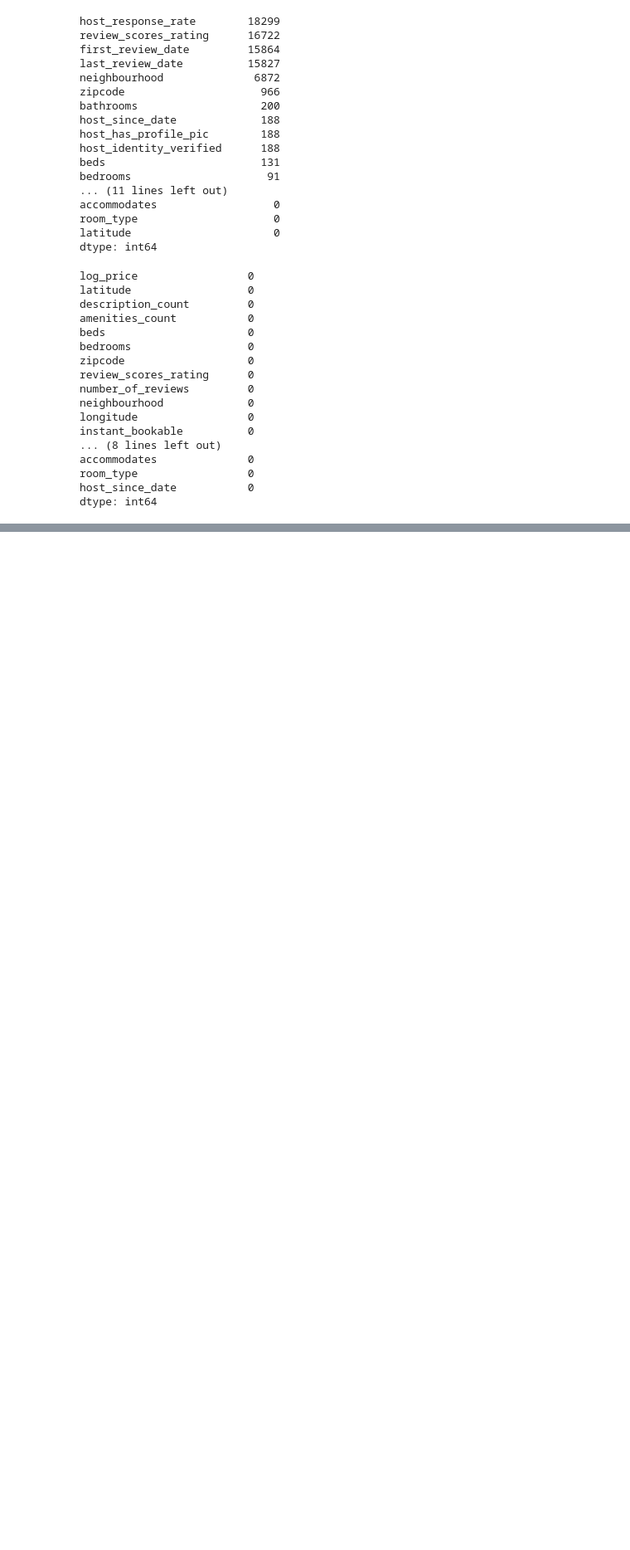
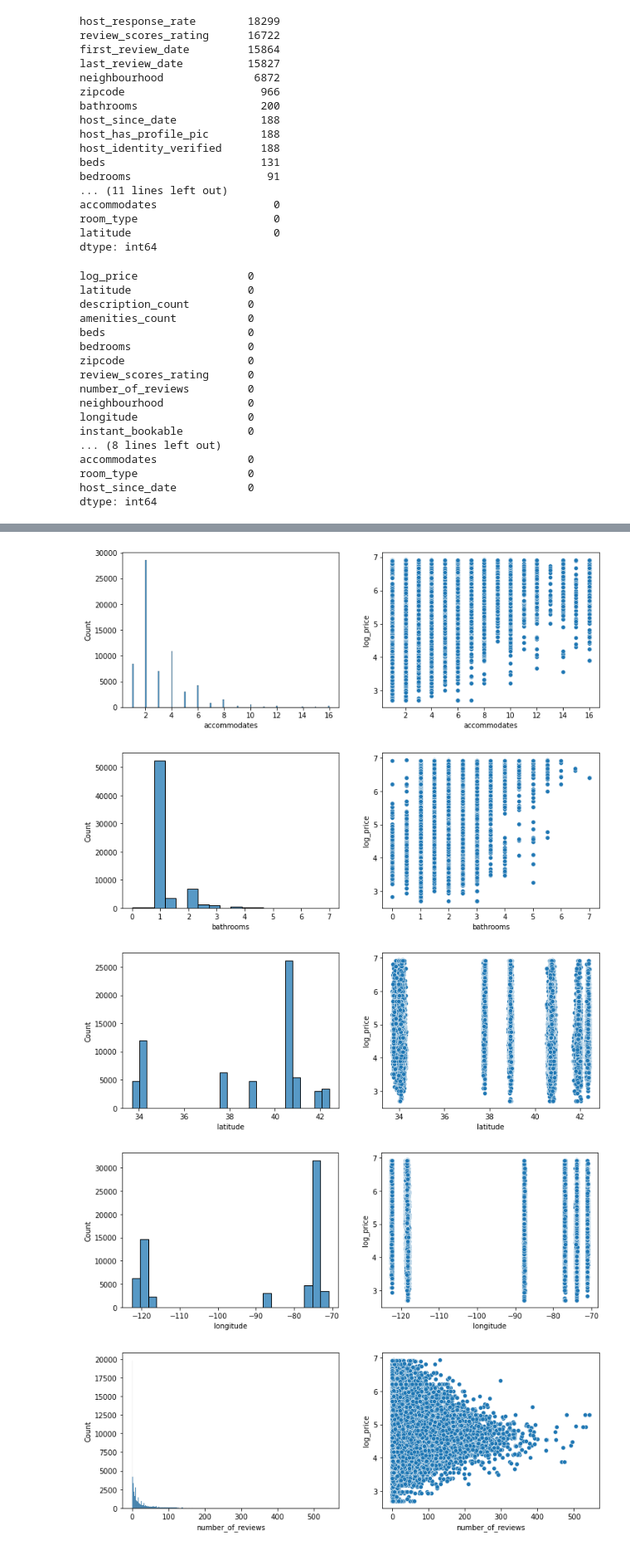
Before and after one commit to phantommarheaven7621/AirBnB-price-prediction, a Jupyter notebook: AirBnb_Price _Prediction.ipynb, the cells around one changed output, grey strips where cells are left out. Shown at 83% size. Drawn from its saved outputs; the diff is of its cells as text; code cells hidden in the pictures; blank space fills up the shorter version.

```diff
--- a/AirBnb_Price _Prediction.ipynb
+++ b/AirBnb_Price _Prediction.ipynb
@@ -361,0 +383,29 @@ dtype: int64
+# %%
+index = df[(df['bedrooms']>=6) & (df['log_price']<=5)].index
+df.drop(index=index, inplace=True)
+# %%
+index = df[(df['beds']==0)].index
+df.drop(index=index, inplace=True)
+# %%
+index = df[(df['beds']>=10) & (df['log_price']<=4.5)].index
+df.drop(index=index, inplace=True)
+# %%
+num_cols = ['accommodates', 'bathrooms', 'latitude', 'longitude',
+       'number_of_reviews', 'review_scores_rating', 'bedrooms', 'beds',
+       'amenities_count', 'description_count']
+
+cat_cols = ['property_type', 'room_type', 'bed_type', 'cancellation_policy',
+       'cleaning_fee', 'city', 'host_has_profile_pic',
+       'host_identity_verified', 'instant_bookable']
+# %%
+for col in num_cols:
+    fig, ax = plt.subplots(nrows=1, ncols=2, figsize=(12,4))
+    sns.histplot(data=df, x=col, ax=ax[0])
+    sns.scatterplot(data=df, x=col, y='log_price', ax=ax[1])
+    plt.show()
+# %% [output]
+[figure, added]
+[figure, added]
+[figure, added]
+[figure, added]
+[figure, added]
```
Also changed, not shown: parts of 6 cells of this notebook.
